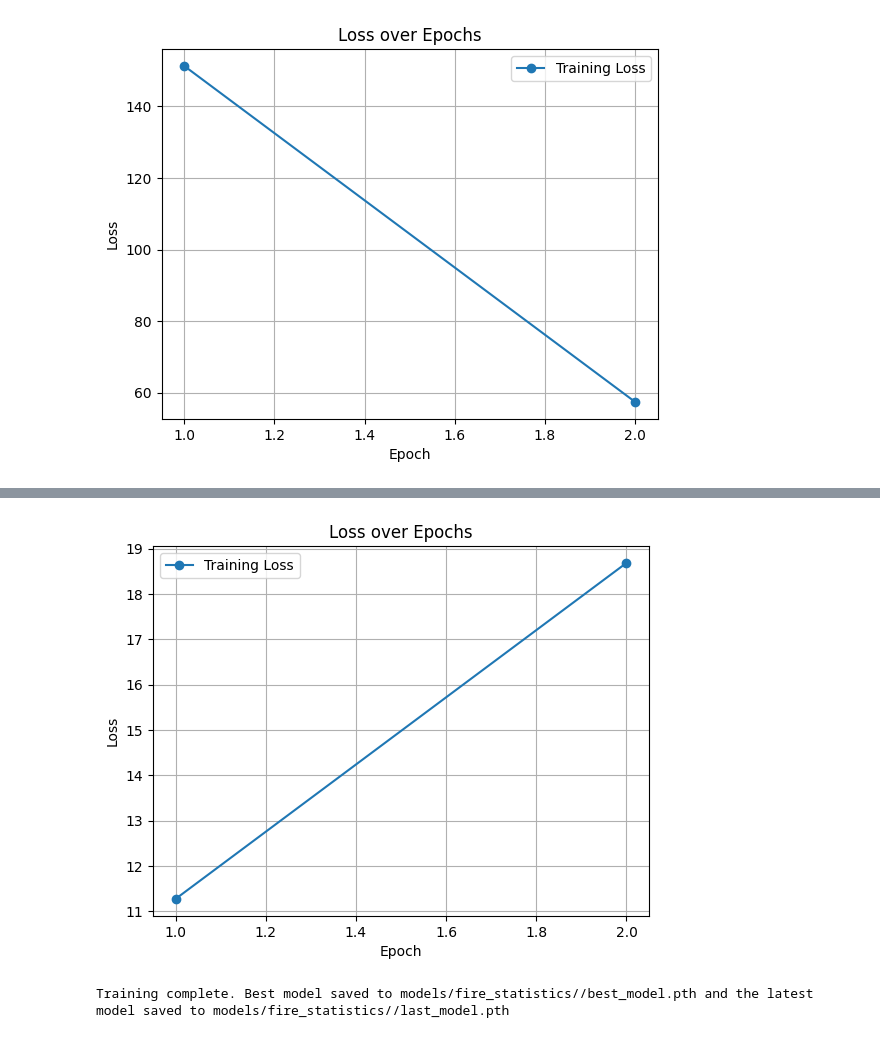
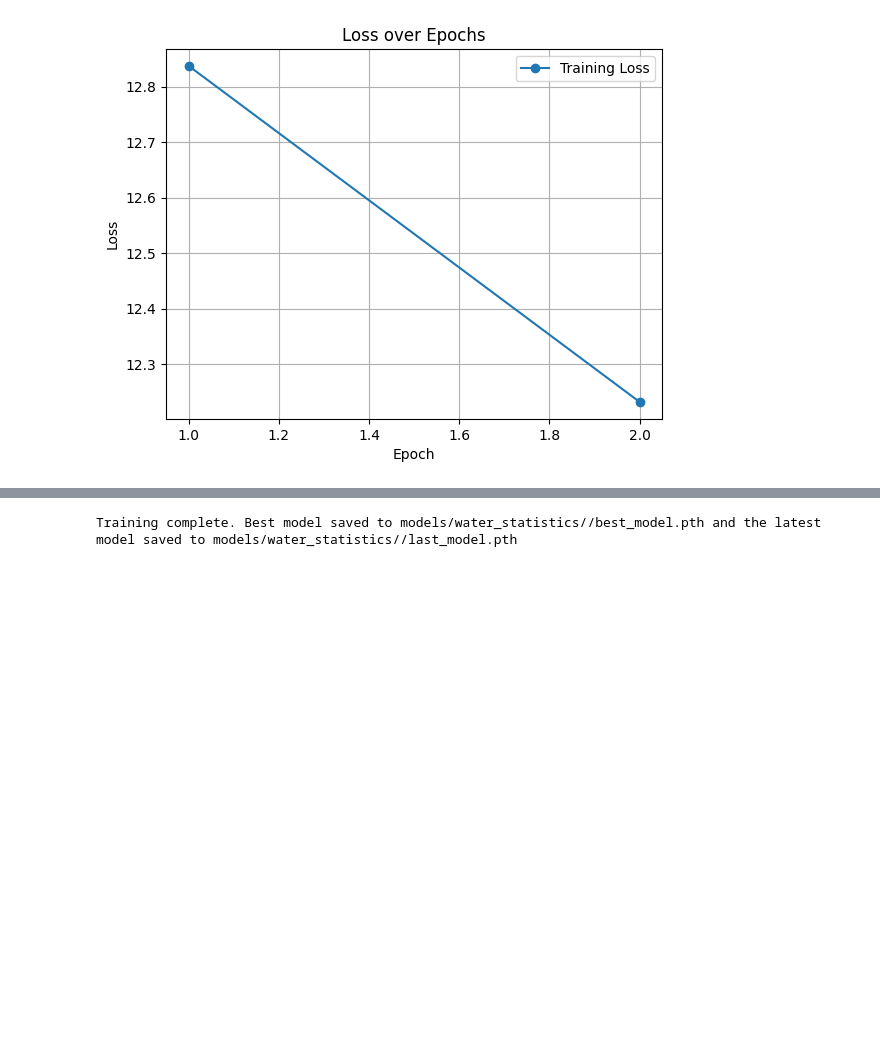
Before and after one commit to cordutie/VAE_SubEnv, a Jupyter notebook: notebook_train.ipynb, the cells around one changed output, grey strips where cells are left out. Drawn from its saved outputs; the diff is of its cells as text; code cells hidden in the pictures; blank space fills up the shorter version.

```diff
--- a/notebook_train.ipynb
+++ b/notebook_train.ipynb
@@ -8,10 +64,10 @@ from modules.seeds import *
 from modules.architecture import *
 from modules.trainer import *
 
-audio_path = 'sounds/fire_clean_augmented.wav'
+audio_path = 'sounds/water_augmented.wav'
 
 frame_size, N_filter_bank, param_per_env = 17640, 24, 512
-hidden_size, deepness = 1024, 2
+hidden_size, deepness = 512, 3
 latent_dim = 2
 
 device = torch.device('cuda' if torch.cuda.is_available() else 'cpu')
@@ -20,6 +76,7 @@ seed = seed_maker(frame_size, sr, N_filter_bank)
 seed = seed.to(device)
 
 settings = {
+    'frame_size': frame_size,
     'hidden_size': hidden_size,
     'deepness': deepness,
     'latent_dim': latent_dim,
@@ -31,7 +88,8 @@ settings = {
 dataset = VAE_Dataset(audio_path, frame_size, sr, N_filter_bank)
 dataset_list = dataset.compute_dataset()
 print("dataset size: ", len(dataset_list))
-dataloader = DataLoader(dataset_list, batch_size=32, shuffle=True)
+dataset.play_dataset(dataset_list, sr)
+dataloader = DataLoader(dataset_list, batch_size=16, shuffle=True)
 
 #Model loading
 modelo = VAE_SubEnv(hidden_size, deepness, latent_dim, N_filter_bank, param_per_env, seed, device)
@@ -39,9 +97,6 @@ modelo = VAE_SubEnv(hidden_size, deepness, latent_dim, N_filter_bank, param_per_
 #Optimizer
 optimizer = optim.Adam(modelo.parameters(), lr=1e-3)
 
-#Training
-model_path = 'models/fire_multiscale/'
-train_multiscale_loss(modelo, optimizer, 2, device, dataloader, model_path, settings)
-model_path = 'models/fire_statistics/'
+model_path = 'models/water_statistics/'
 train_statistics_loss(modelo, optimizer, 2, device, dataloader, model_path, N_filter_bank, frame_size, sr, settings)
 # %% [output]
@@ -51 +110 @@ dataset size:  146
-[figure, old version]
+[figure, new version]
@@ -55,2 +111 @@ Training complete. Best model saved to models/fire_multiscale//best_model.pth an
-[figure, removed]
-Training complete. Best model saved to models/fire_statistics//best_model.pth and the latest model saved to models/fire_statistics//last_model.pth
+Training complete. Best model saved to models/water_statistics//best_model.pth and the latest model saved to models/water_statistics//last_model.pth
```
Also changed, not shown: parts of 3 cells of this notebook, 10 other files.
